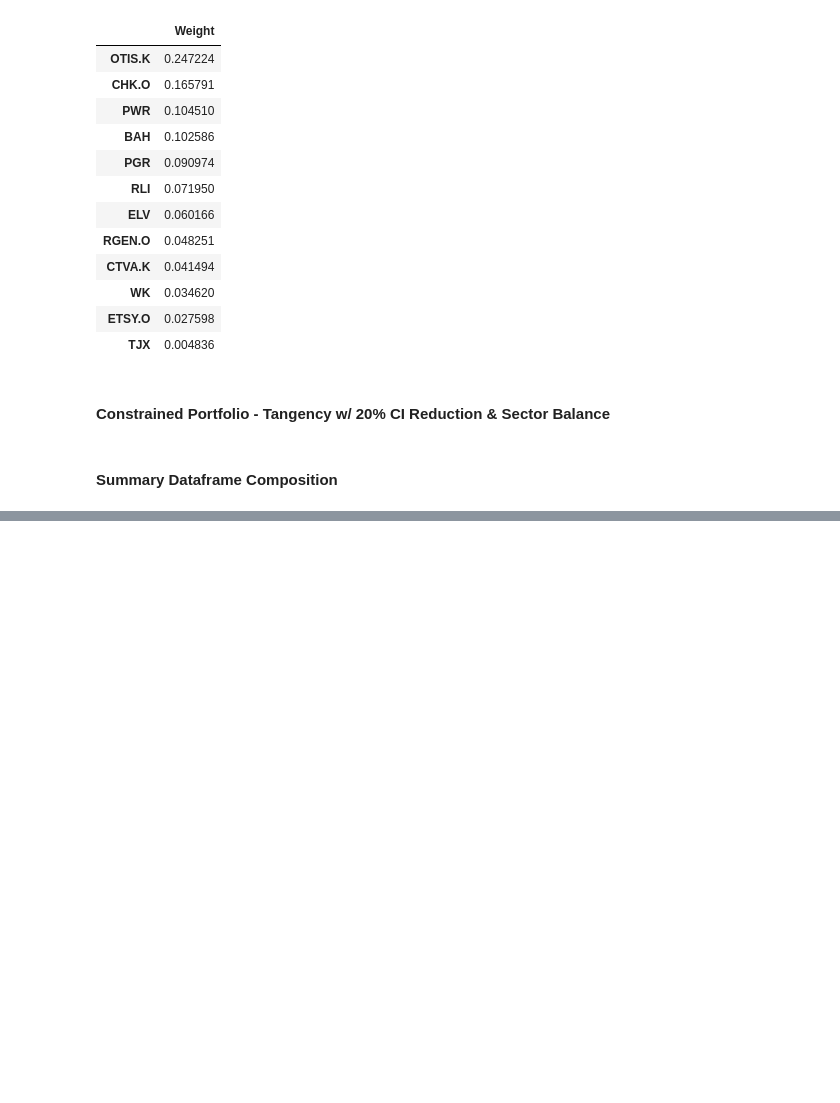
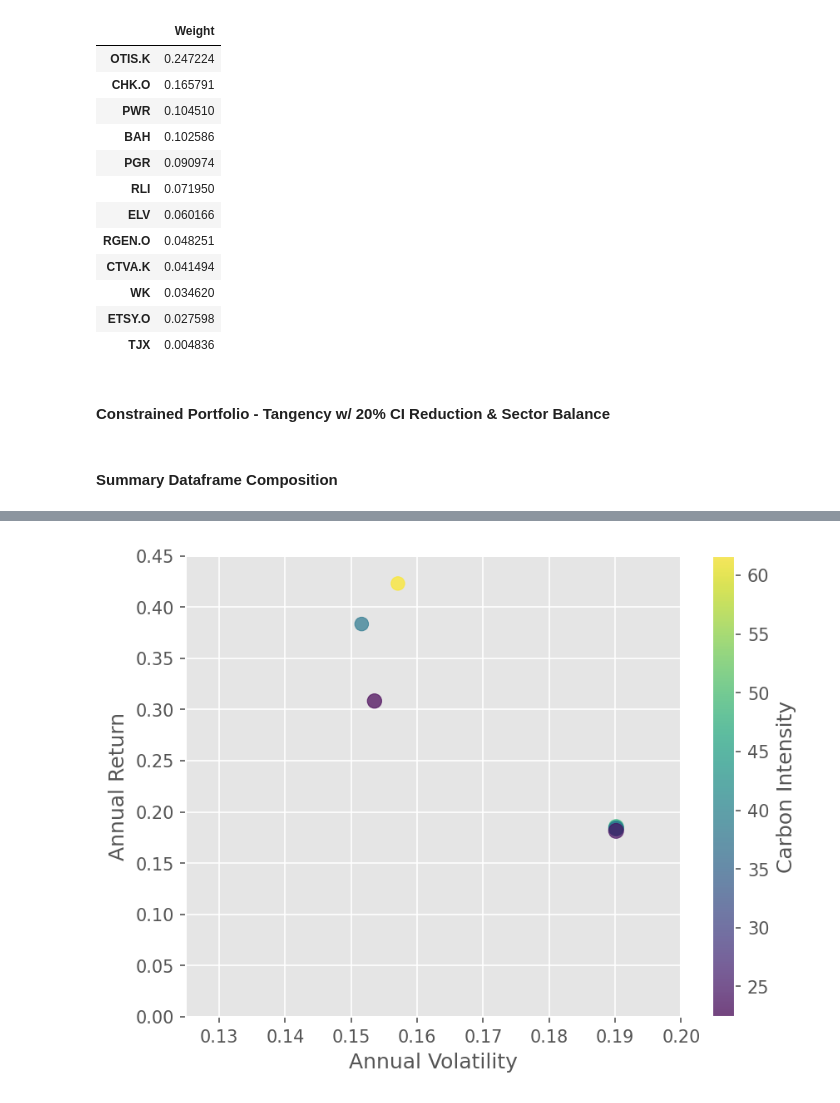
Before and after one commit to gav-conn/GDS_IndividualProject, a Jupyter notebook: PortfolioConstruction.ipynb, the cells around one changed output, grey strips where cells are left out. Saved outputs shown, nothing was run; the diff lists cells and outputs as text; code cells hidden in the pictures; blank space fills up the shorter version.

Commit message:
Final Report upload
- Finalized report
- Completed SD-Plane visualization

```diff
--- a/PortfolioConstruction.ipynb
+++ b/PortfolioConstruction.ipynb
@@ -1,11 +1,12 @@
 # %%
 import pandas as pd
 from pypfopt.efficient_frontier import EfficientFrontier
-from pypfopt import objective_functions
 from pypfopt import risk_models
-from pypfopt import expected_returns
-from pypfopt import CovarianceShrinkage
 from pypfopt.expected_returns import mean_historical_return
 from sqlalchemy import create_engine
 import numpy as np
 import cvxpy as cp
+import matplotlib as mpl
+import matplotlib.pyplot as plt
+plt.style.use('ggplot')
+mpl.rcParams['figure.dpi'] = 150
@@ -502,6 +561,6 @@ Utilities & 1.37% & 0.00% \\
 # %%
 tangency_emissions.rename('Tangency', inplace=True)
-benchmark_emissions.rename('Benchmark', inplace=True)
+benchmark_emissions.rename('Market Cap-Weighted', inplace=True)
 constrained1_emissions.rename('Market Cap-Weighted w/ 10% CI Reduction', inplace=True)
 constrained2_emissions.rename('Market Cap-Weighted w/ 20% CI Reduction', inplace=True)
 constrained3_emissions.rename('Market Cap-Weighted w/ 50% CI Reduction', inplace=True)
@@ -555,0 +605,9 @@ Tangency w/ 20% CI Reduction & Sector Balance & 6.17% & 6.45% & 10.60% & 4.41% &
+# %%
+df_plot = pd.concat([bp, tp, p1, p2, p3, p4, p5])[['Annual Return', 'Annual Volatility']]
+df_plot.merge(df_emissions_summary[['Carbon Intensity', 'ESG Score']], left_index=True, right_index=True).plot(
+    kind='scatter', s='ESG Score', c='Carbon Intensity', x='Annual Volatility', y='Annual Return', cmap='viridis', alpha=0.7)
+plt.xlim((0.125, 0.2))
+plt.ylim((0, 0.45))
+plt.show()
+# %% [output]
+[figure, added]
```
Also changed, not shown: parts of 15 cells of this notebook, 1 other file.
